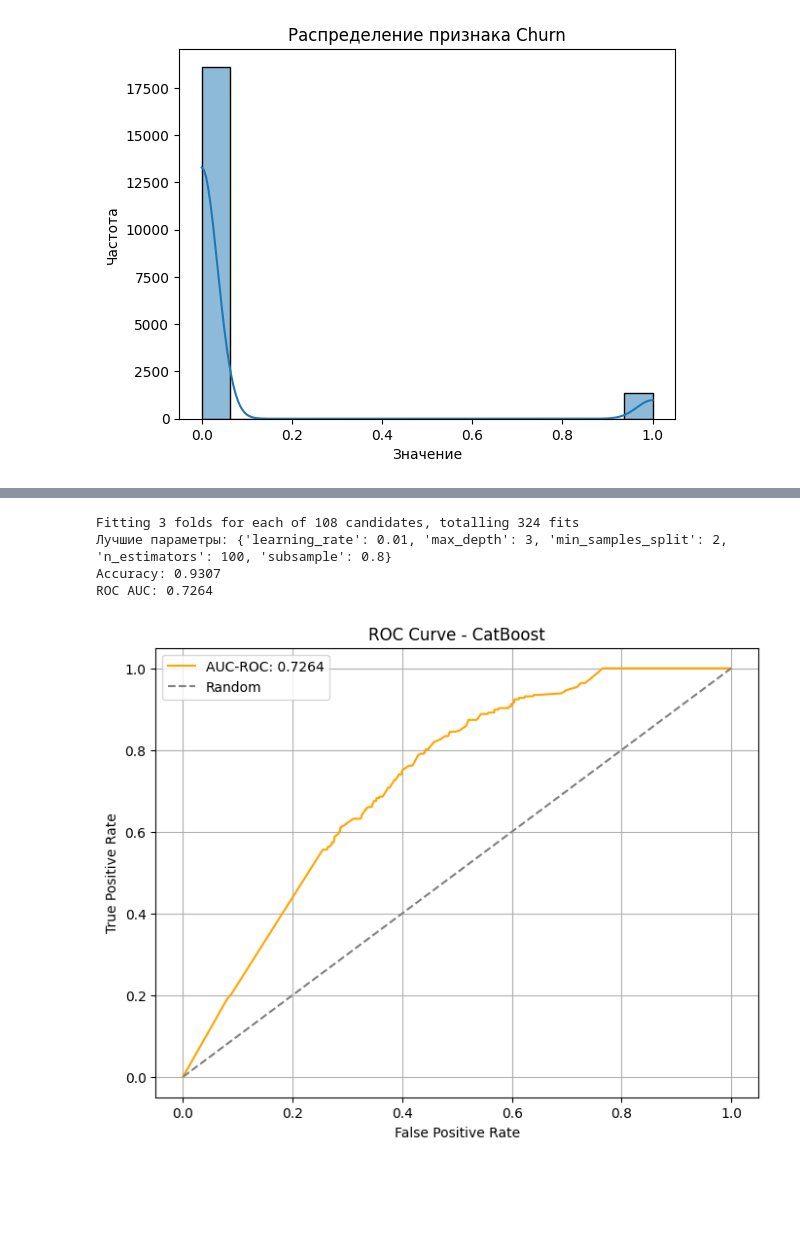
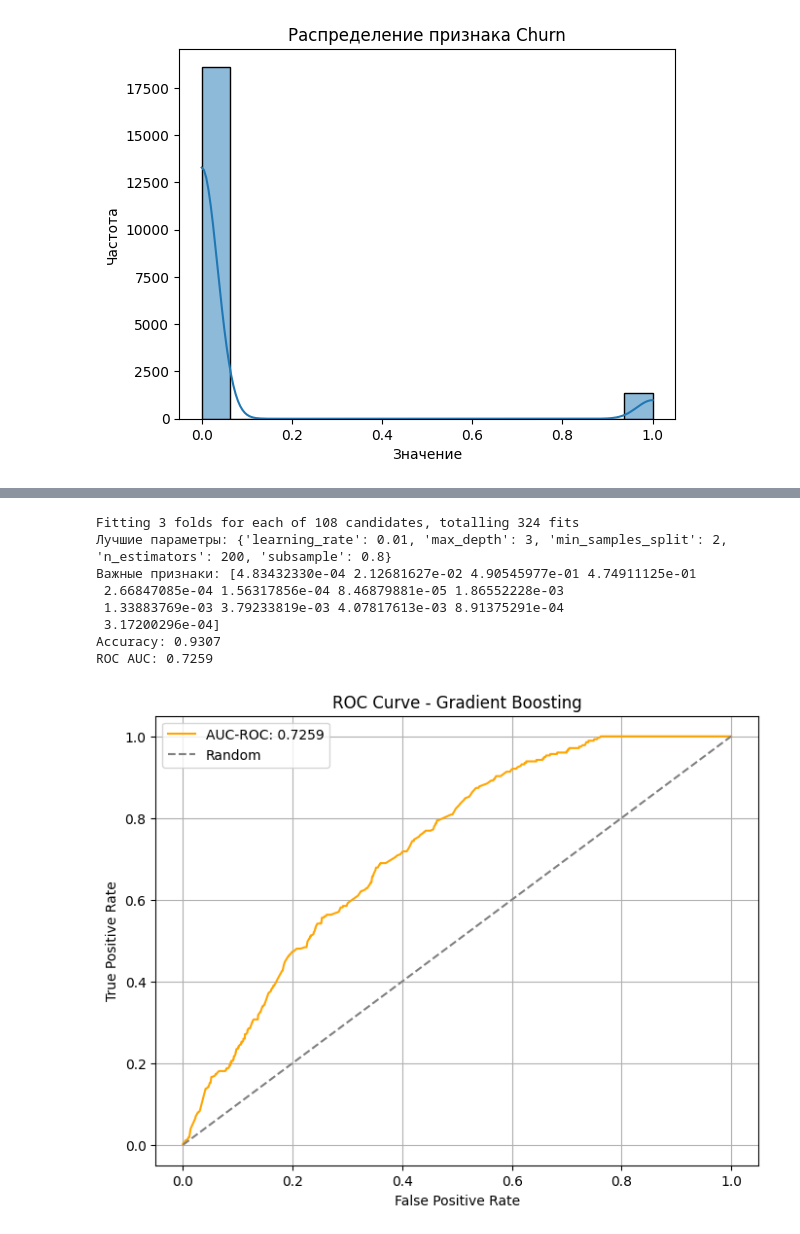
Before and after one commit to fushimori/lakomka, a Jupyter notebook: ML/churn_prediction.ipynb, the cells around one changed output, grey strips where cells are left out. Drawn from its saved outputs; the diff is of its cells as text; code cells hidden in the pictures; blank space fills up the shorter version.

```diff
--- a/ML/churn_prediction.ipynb
+++ b/ML/churn_prediction.ipynb
@@ -153,3 +153,6 @@ Data columns (total 15 columns):
  14  Churn              19999 non-null  int64
 dtypes: category(1), float64(5), int64(4), object(5)
 memory usage: 2.3+ MB
+# %%
+columns_to_drop = ["Unit Price", "Quantity", "Shipping Type", "Add-on Total", "Add-on Proportion", "Age Segment", "Age", "Gender"]
+df.drop(columns=columns_to_drop, inplace=True)
@@ -156,5 +176,5 @@ memory usage: 2.3+ MB
 # %%
-categorical_columns = ['Gender', 'Loyalty Member', 'Product Type', 'Shipping Type', 'Payment Method', 'Age Segment']
+categorical_columns = ['Loyalty Member', 'Product Type', 'Payment Method']
 df = pd.get_dummies(df, columns=categorical_columns, drop_first=True)
 df.info()
 # %% [output]
@@ -311,7 +331,9 @@ AUC-ROC (Random Forest): 0.7062
 # %%
 from sklearn.ensemble import GradientBoostingClassifier
 from sklearn.model_selection import train_test_split, GridSearchCV
-from sklearn.metrics import accuracy_score, roc_auc_score
+from sklearn.metrics import accuracy_score, roc_auc_score, roc_curve
+# from sklearn.metrics import roc_auc_score, roc_curve
+import matplotlib.pyplot as plt
 
 # Разделение на обучающую и тестовую выборки
 X_train, X_test, y_train, y_test = train_test_split(df, y, test_size=0.2, random_state=42)
@@ -336,34 +358,39 @@ grid_search.fit(X_train, y_train)
 
 # Лучшая модель и параметры
 best_model = grid_search.best_estimator_
 best_params = grid_search.best_params_
 
 print(f"Лучшие параметры: {best_params}")
 
+print(f"Важные признаки: {best_model.feature_importances_}")
 # Предсказания
 y_pred = best_model.predict(X_test)
 y_pred_proba = best_model.predict_proba(X_test)[:, 1]
 
 # Оценка качества
 accuracy = accuracy_score(y_test, y_pred)
 roc_auc = roc_auc_score(y_test, y_pred_proba)
 
 print(f"Accuracy: {accuracy:.4f}")
 print(f"ROC AUC: {roc_auc:.4f}")
 # Строим ROC-кривую
 fpr, tpr, thresholds = roc_curve(y_test, y_pred_proba)
 plt.figure(figsize=(8, 6))
 plt.plot(fpr, tpr, label=f"AUC-ROC: {roc_auc:.4f}", color='orange')
 plt.plot([0, 1], [0, 1], linestyle='--', color='gray', label='Random')
 plt.xlabel("False Positive Rate")
 plt.ylabel("True Positive Rate")
-plt.title("ROC Curve - CatBoost")
+plt.title("ROC Curve - Gradient Boosting")
 plt.legend()
 plt.grid()
 plt.show()
 # %% [output]
 Fitting 3 folds for each of 108 candidates, totalling 324 fits
-Лучшие параметры: {'learning_rate': 0.01, 'max_depth': 3, 'min_samples_split': 2, 'n_estimators': 100, 'subsample': 0.8}
+Лучшие параметры: {'learning_rate': 0.01, 'max_depth': 3, 'min_samples_split': 2, 'n_estimators': 200, 'subsample': 0.8}
+Важные признаки: [4.83432330e-04 2.12681627e-02 4.90545977e-01 4.74911125e-01
+ 2.66847085e-04 1.56317856e-04 8.46879881e-05 1.86552228e-03
+ 1.33883769e-03 3.79233819e-03 4.07817613e-03 8.91375291e-04
+ 3.17200296e-04]
 Accuracy: 0.9307
-ROC AUC: 0.7264
+ROC AUC: 0.7259
-[figure, old version]
+[figure, new version]
```
Also changed, not shown: parts of 5 cells of this notebook.
